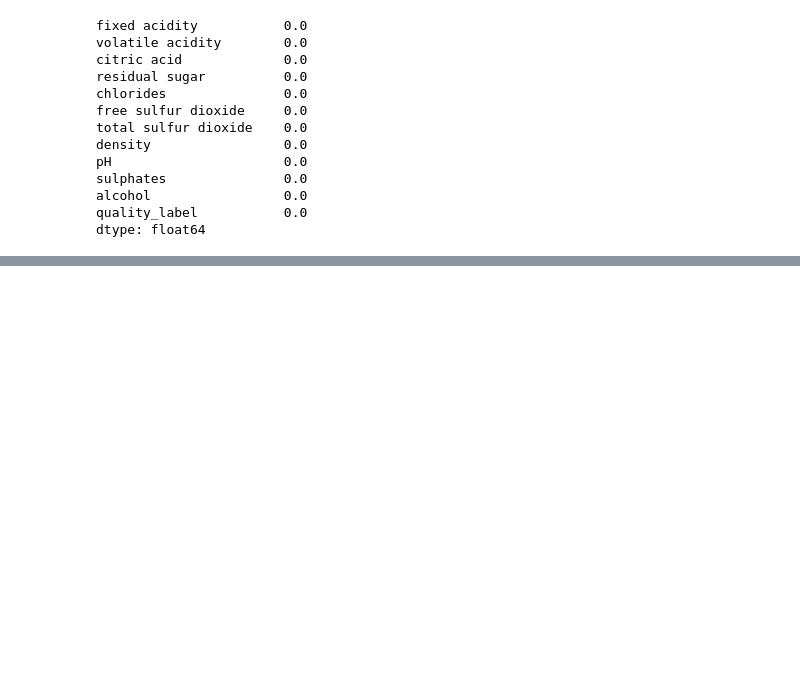
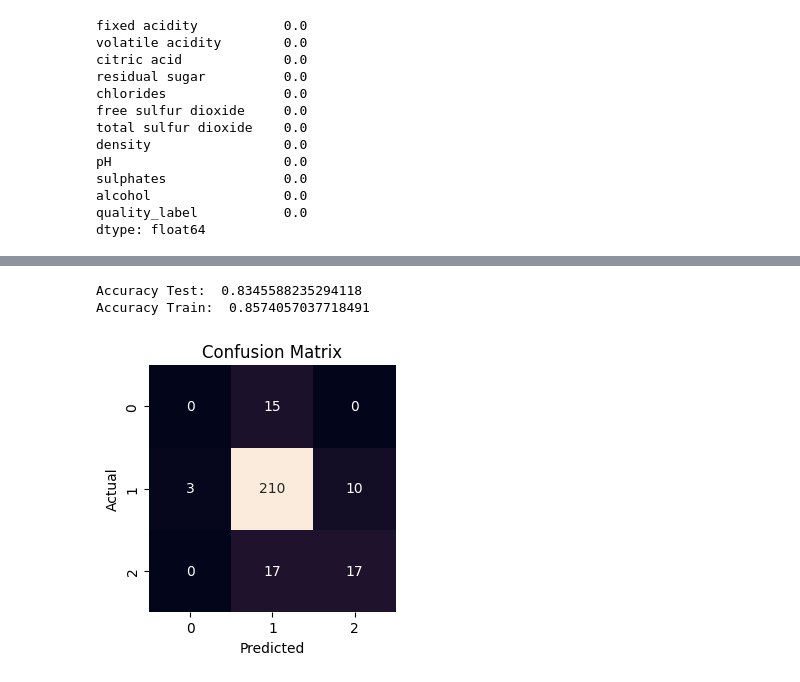
Before and after one commit to 4GeeksAcademy/Tulio-Gimenez-Tutorial-del-Proyecto-K-vecinos-mas-Cercanos, a Jupyter notebook: src/explore.ipynb, the cells around one changed output, grey strips where cells are left out. Cells and saved outputs as stored; diff of their text form; code cells hidden in the pictures; blank space fills up the shorter version.

```diff
--- a/src/explore.ipynb
+++ b/src/explore.ipynb
@@ -546,3 +551,47 @@ with open("../models/scaler_con_outliers.pkl", "wb") as file:
 
 with open("../models/scaler_sin_outliers.pkl", "wb") as file:
   pickle.dump(scaler_sin_outliers, file)
+# %%
+from sklearn.neighbors import KNeighborsClassifier
+from sklearn.neighbors import KNeighborsRegressor
+from sklearn.neighbors import NearestNeighbors
+
+from sklearn.metrics import accuracy_score
+
+# modelo
+model = KNeighborsClassifier()
+
+# entrenamiento
+model.fit(X_train_con_outliers_scal, y_train)
+
+# predicion
+y_pred_test = model.predict(X_test_con_outliers_scal)
+y_pred_train = model.predict(X_train_con_outliers_scal)
+
+accuracy_test = accuracy_score(y_test, y_pred_test)
+accuracy_train = accuracy_score(y_train, y_pred_train)
+
+print("Accuracy Test: ", accuracy_test)
+print("Accuracy Train: ", accuracy_train)
+# %% [output]
+Accuracy Test:  0.8345588235294118
+Accuracy Train:  0.8574057037718491
+# %%
+from sklearn.metrics import confusion_matrix
+
+conf_matrix = confusion_matrix(y_test, y_pred_test)
+
+# Dibujaremos esta matriz para hacerla más visual
+cm_df = pd.DataFrame(conf_matrix)
+
+plt.figure(figsize = (3, 3))
+sns.heatmap(cm_df, annot=True, fmt="d", cbar=False)
+
+plt.tight_layout()
+
+plt.xlabel('Predicted')
+plt.ylabel('Actual')
+plt.title('Confusion Matrix')
+plt.show()
+# %% [output]
+[figure, added]
```
Also changed, not shown: parts of 5 cells of this notebook, 14 other files.
